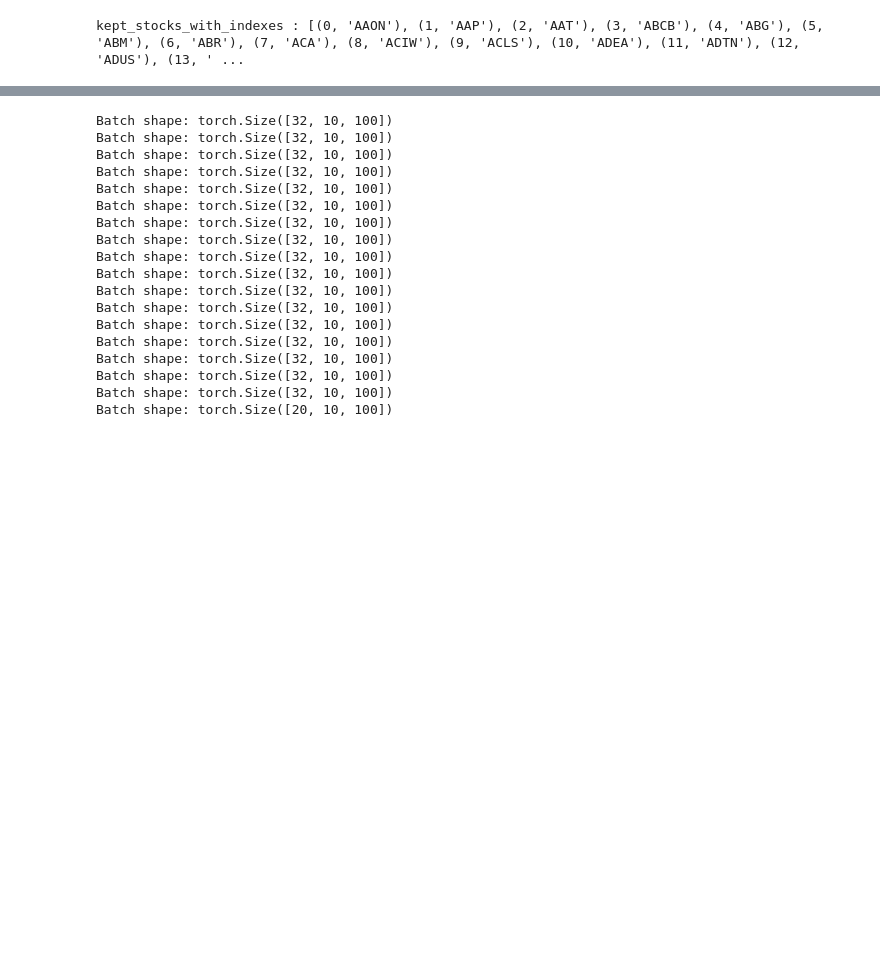
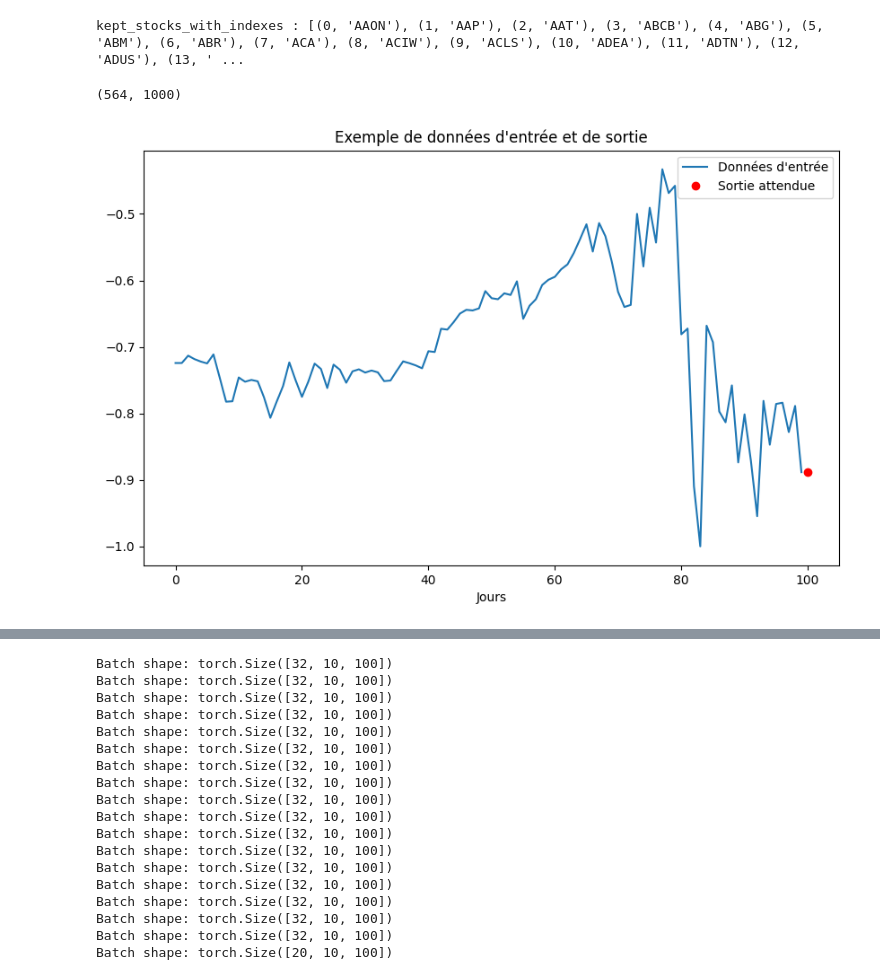
Before and after one commit to MaximeSzymanski/StocksClusteringVAE, a Jupyter notebook: VAE_stocks.ipynb, the cells around one changed output, grey strips where cells are left out. Cells and saved outputs as stored; diff of their text form; code cells hidden in the pictures; blank space fills up the shorter version.

Commit message:
Adding setup to start prediction of next day stocks

```diff
--- a/VAE_stocks.ipynb
+++ b/VAE_stocks.ipynb
@@ -139,3 +139,49 @@ normalized_values_list = stocks_data[0]
 print(f"kept_stocks_with_indexes : {kept_stocks_with_indexes}")
 # %% [output]
 kept_stocks_with_indexes : [(0, 'AAON'), (1, 'AAP'), (2, 'AAT'), (3, 'ABCB'), (4, 'ABG'), (5, 'ABM'), (6, 'ABR'), (7, 'ACA'), (8, 'ACIW'), (9, 'ACLS'), (10, 'ADEA'), (11, 'ADTN'), (12, 'ADUS'), (13, ' ...
+# %%
+import numpy as np
+import matplotlib.pyplot as plt
+
+# Créer un jeu de données fictif pour démonstration
+nb_stocks = 5
+taille = 1000
+donnees = np.array(normalized_values_list)
+print(donnees.shape)
+# Fonction pour préparer le dataset
+def preparer_dataset(data, longueur_sequence):
+    sequences_x = []
+    sequences_y = []
+
+    for i in range(len(data[0]) - longueur_sequence):
+        sequence_x = data[:, i:i+longueur_sequence]
+        sequence_y = data[:, i+longueur_sequence]
+        sequences_x.append(sequence_x)
+        sequences_y.append(sequence_y)
+
+    return np.array(sequences_x), np.array(sequences_y)
+
+# Définir la longueur de la séquence pour l'entrée du réseau de neurones
+longueur_sequence = 100
+
+# Préparer le dataset avec la fonction définie
+donnees_x, donnees_y = preparer_dataset(donnees, longueur_sequence)
+
+# Diviser les données en ensembles d'entraînement et de test
+split = int(0.8 * len(donnees_x))
+train_x, test_x = donnees_x[:split], donnees_x[split:]
+train_y, test_y = donnees_y[:split], donnees_y[split:]
+
+# Plot des données d'entrée et de sortie
+indice_stock = 0  # Indice du stock à visualiser
+
+plt.figure(figsize=(10, 6))
+plt.plot(range(longueur_sequence), train_x[1][indice_stock], label='Données d\'entrée')
+plt.plot(longueur_sequence, train_y[0][indice_stock], 'ro', label='Sortie attendue')
+plt.title('Exemple de données d\'entrée et de sortie')
+plt.xlabel('Jours')
+plt.legend()
+plt.show()
+# %% [output]
+(564, 1000)
+[figure, added]
```
Also changed, not shown: parts of 12 cells of this notebook.
